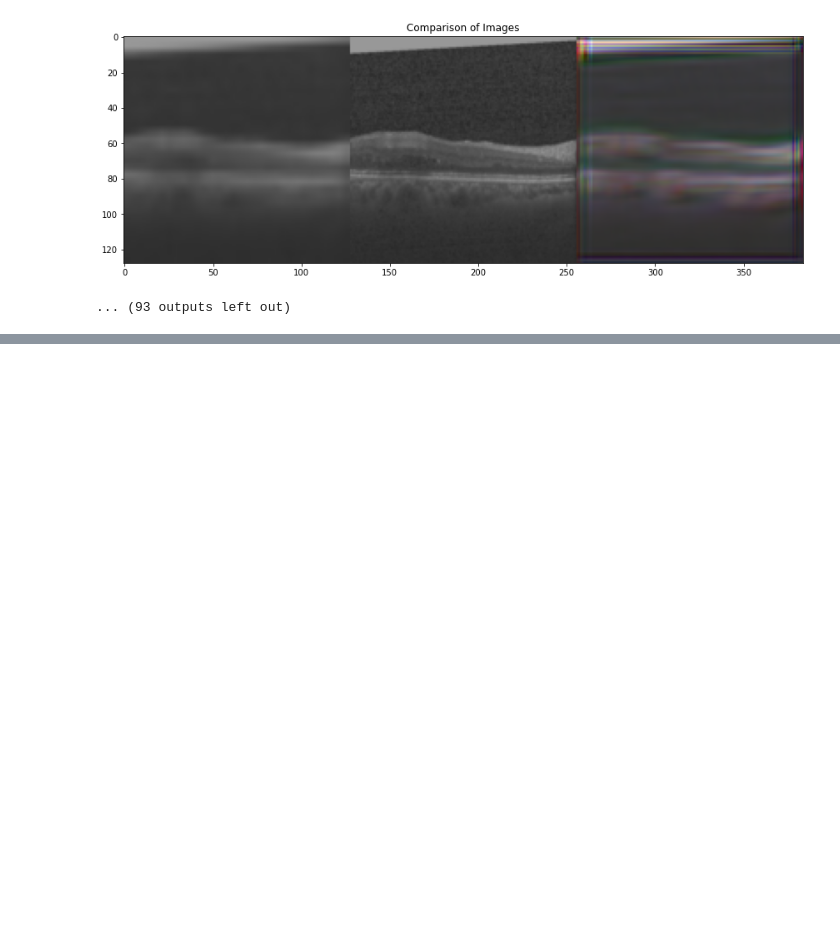
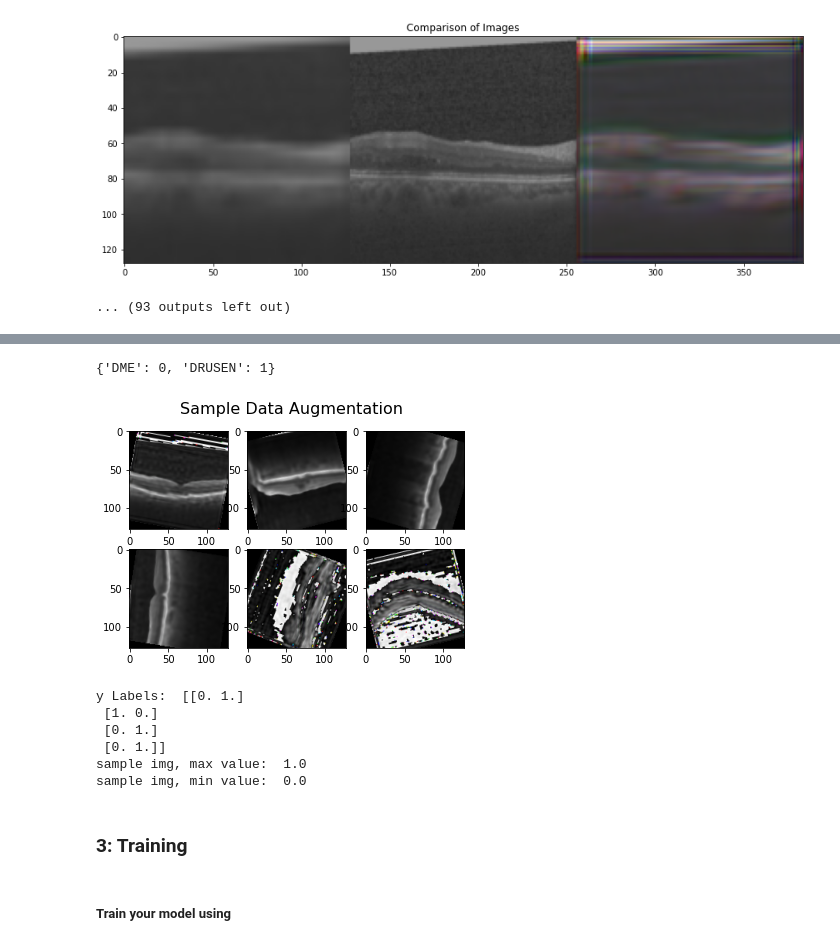
Before and after one commit to stanlygomes/Biomedical_AI, a Jupyter notebook: Midterm/Midterm-Copy2.ipynb, the cells around one changed output, grey strips where cells are left out. Drawn from its saved outputs; the diff is of its cells as text; code cells hidden in the pictures; blank space fills up the shorter version.

```diff
--- a/Midterm/Midterm-Copy2.ipynb
+++ b/Midterm/Midterm-Copy2.ipynb
@@ -1028,0 +1121,30 @@ torch.cuda.empty_cache()
+# %%
+# Setup
+fold_num = 1
+
+# Image Size
+img_width, img_height, img_depth = 128, 128, 3
+data_dir = Path('/Users/stanl/Documents/GitHub/Biomedical_AI/Midterm/Generated')
+data_dir_train = data_dir / 'train'
+
+epochs = 10
+freq = 20
+batch_size = 40
+num_classes = 2
+train_valid_split = 0.2
+
+class_weights = {0: 2.,
+                1: 1.,
+                2: 1.}
+
+if num_classes < 2:
+    act_type = 'sigmoid'
+    class_mode = 'binary'
+    loss_fun = 'binary_crossentropy'
+else:
+    act_type = 'softmax'
+    class_mode = 'categorical'
+    loss_fun = 'categorical_crossentropy'
+print('Type of classification: ', class_mode)
+print('Loss function: ', loss_fun)
+print('Activation function: ', act_type)
@@ -1028,0 +1214,32 @@ torch.cuda.empty_cache()
+# %%
+class_names = train_generator.class_indices
+print(class_names)
+# %% [output]
+{'DME': 0, 'DRUSEN': 1}
+# %%
+#For Directory
+#Preview the augmented data
+X_preview, y_preview = train_generator.next()
+
+for k in range(1,7):
+    sample_img = X_preview[k,:,:,:]
+    plt.subplot(2, 3, k)
+    plt.imshow(sample_img)
+plt.suptitle('Sample Data Augmentation', fontsize = 16)
+plt.show()
+
+print('y Labels: ', y_preview[1:5])
+print('sample img, max value: ',np.max(sample_img))
+print('sample img, min value: ',np.min(sample_img))
+# %% [output]
+[figure, added]
+y Labels:  [[0. 1.]
+ [1. 0.]
+ [0. 1.]
+ [0. 1.]]
+sample img, max value:  1.0
+sample img, min value:  0.0
+# %% [markdown]
+### 3: Training
+# %% [markdown]
+##### Train your model using
```
Also changed, not shown: parts of 23 cells of this notebook.
